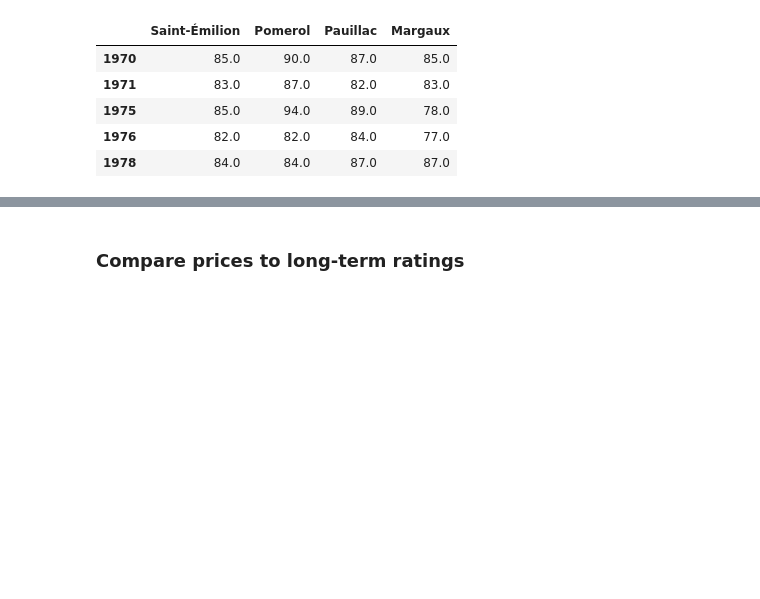
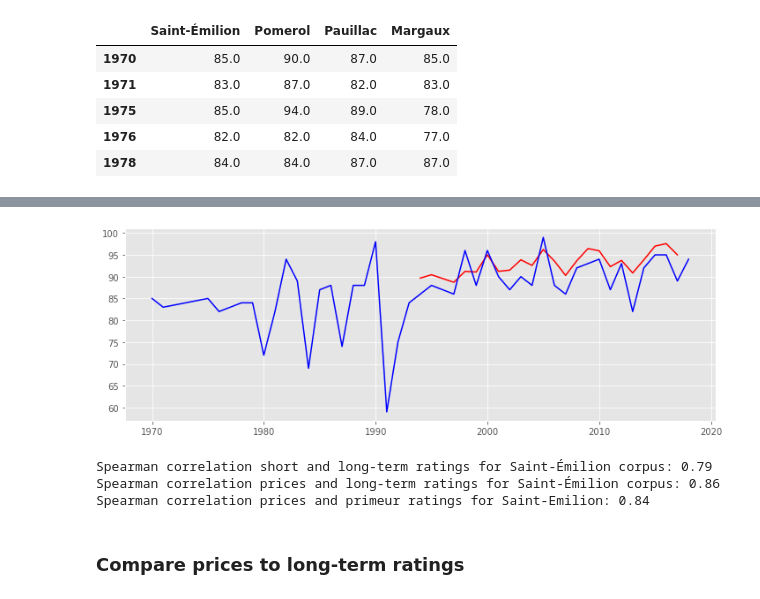
Before and after one commit to RoucherA/WineML, a Jupyter notebook: data_exploration_prices_ratings.ipynb, the cells around one changed output, grey strips where cells are left out. Saved outputs shown, nothing was run; the diff lists cells and outputs as text; code cells hidden in the pictures; blank space fills up the shorter version.

```diff
--- a/data_exploration_prices_ratings.ipynb
+++ b/data_exploration_prices_ratings.ipynb
@@ -493,3 +506,17 @@ plt.show()
+# %%
+st_em = wa_long_term['Saint-Émilion']
+
+plt.plot(avg_rating_st_emilion, color='Red')
+plt.plot(st_em, color='Blue')
+plt.show()
+print('Spearman correlation short and long-term ratings for Saint-Émilion corpus:', round(spearmanr(avg_rating_st_emilion.loc[1994:2017], st_em.loc[1994:2017])[0], 2))
+print('Spearman correlation prices and long-term ratings for Saint-Émilion corpus:', round(spearmanr(avg_price_st_emilion.loc[1994:2017], st_em.loc[1994:2017])[0], 2))
+print('Spearman correlation prices and primeur ratings for Saint-Emilion:', round(spearmanr(avg_rating_st_emilion.loc[1994:2013], avg_price_st_emilion.loc[1994:2013])[0], 2))
+# %% [output]
+[figure, added]
+Spearman correlation short and long-term ratings for Saint-Émilion corpus: 0.79
+Spearman correlation prices and long-term ratings for Saint-Émilion corpus: 0.86
+Spearman correlation prices and primeur ratings for Saint-Emilion: 0.84
 # %% [markdown]
 ### Compare prices to long-term ratings
 # %%
```
Also changed, not shown: parts of 11 cells of this notebook, 3 other files.
